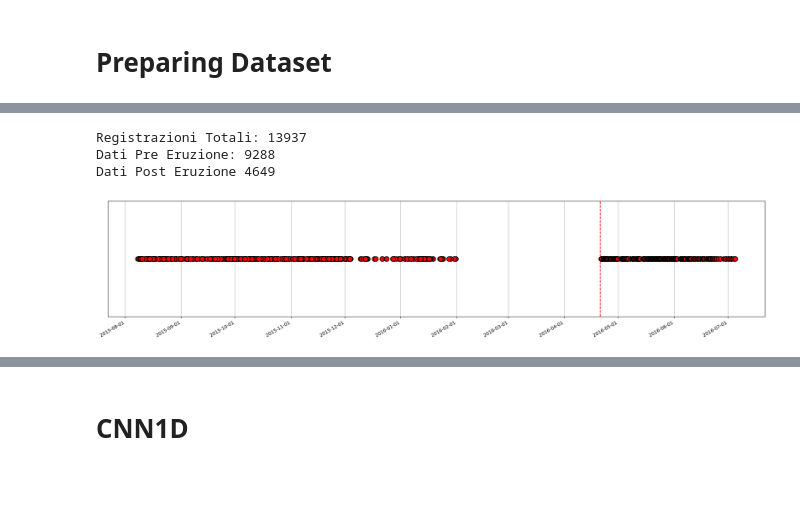
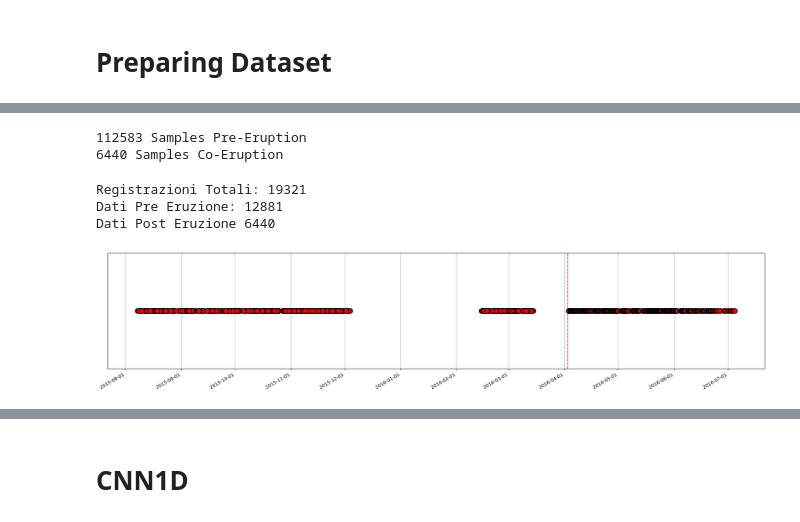
Before and after one commit to Mpinaz/Thesis, a Jupyter notebook: Model.ipynb, the cells around one changed output, grey strips where cells are left out. Saved outputs shown, nothing was run; the diff lists cells and outputs as text; code cells hidden in the pictures; blank space fills up the shorter version.

```diff
--- a/Model.ipynb
+++ b/Model.ipynb
@@ -81,43 +76,58 @@ Loaded 11209 events
 # %%
-# 90000 Registrations Pre Eruption
-with open("/content/drive/MyDrive/Datasets/Pre_Events.pkl", "rb") as f:
+with open("/content/drive/MyDrive/Datasets/True_Pre_Events.pkl", "rb") as f:
     pre = pk.load(f)
 PRE_set = {E for St, E, Reg in pre}
-print(f"{len(pre)} Samples Pre Eruption")
+print(f"{len(pre)} Samples Pre-Eruption")
 
-with open("/content/drive/MyDrive/Datasets/Post_Events.pkl", "rb") as f:
+with open("/content/drive/MyDrive/Datasets/True_Post_Events.pkl", "rb") as f:
     post = pk.load(f)
 POST_set = {E for St, E, Reg in post}
 print(f"{len(post)} Samples Co-Eruption")
+# %% [output]
+112583 Samples Pre-Eruption
+6440 Samples Co-Eruption
+# %%
+t = pd.to_datetime(catalog["time"], format="ISO8601")
+tz = t.dt.tz
+def ts(s):
+    return pd.Timestamp(s, tz=tz)
+
+mask = (
+    ((t >= ts("2015-12-04")) & (t <= ts("2016-02-15"))) |
+    ((t >= ts("2016-03-15")) & (t <  ts("2016-04-03")))
+)
+
+Unrest = set(catalog.index[mask].tolist())
 # %%
-# Per Esempio fisso mettere la variabile a True, altrimenti False
-FIXED = False
-
 per_evento = defaultdict(list)
 for St, E, Reg in pre:
     per_evento[E].append((St, E, Reg))
 
 eventi = list(per_evento.keys())
 
+
 rng.shuffle(eventi)
 
 
 Data = []
 eventi_usati = []
+n = len(post)
 
 for i , E in enumerate(eventi):
-    if len(Data) >= 4640 * 2:
+    if len(Data) >= n * 2:
         break
-    Data.extend(per_evento[E])
-    eventi_usati.append(E)
+
+    if E not in Unrest:
+      Data.extend(per_evento[E])
+      eventi_usati.append(E)
 
 Events = Data + post
 
 print(f"Registrazioni Totali: {len(Events)}\nDati Pre Eruzione: {len(Data)}\nDati Post Eruzione {len(post)}")
 # %% [output]
-Registrazioni Totali: 13937
-Dati Pre Eruzione: 9288
-Dati Post Eruzione 4649
+Registrazioni Totali: 19321
+Dati Pre Eruzione: 12881
+Dati Post Eruzione 6440
 # %%
 X = np.arange(len(Events))
 y = np.array([1 if E in POST_set else 0 for (St, E, D) in Events])
@@ -143,20 +153,22 @@ test  = [Events[i] for i in test_idx]
 assert set(groups_ev[train_idx]).isdisjoint(groups_ev[val_idx])
 assert set(groups_ev[train_idx]).isdisjoint(groups_ev[test_idx])
 assert set(groups_ev[val_idx]).isdisjoint(groups_ev[test_idx])
+
+groups_ev = groups_ev[(groups_ev != 'Event 11208') & (groups_ev != 'Event 11209')]
 # %%
-tempi = catalog.loc[groups_ev, "time"]
+tempi = pd.to_datetime(catalog.loc[groups_ev, "time"], format="ISO8601")
 
 fig, ax = plt.subplots(figsize=(25, 5))
-ax.plot(tempi, [0]*len(tempi), "o",color = "red", ms = 10, markeredgecolor="black", markeredgewidth=1)
+ax.plot(tempi.values, [0]*len(tempi), "o", color="red", ms=10,
+        markeredgecolor="black", markeredgewidth=1)
 ax.yaxis.set_visible(False)
-ax.xaxis.set_major_formatter(mdates.DateFormatter("%Y-%m-%d"),)
-ax.axvline(pd.Timestamp("2016-04-21", tz="UTC") , color="red", linestyle="--")
-ax.grid("on")
+ax.xaxis.set_major_formatter(mdates.DateFormatter("%Y-%m-%d"))
+ax.axvline(pd.Timestamp("2016-04-03", tz="UTC"), color="red", linestyle="--")
+ax.grid(True)
 fig.autofmt_xdate()
-# fig.savefig(f"{Using}: temporal.png", dpi=150, bbox_inches="tight")
 plt.show()
 # %% [output]
-[figure, old version]
+[figure, new version]
 # %%
 fig2, ax = plt.subplots(figsize=(9, 5))
 w = 0.4
```
Also changed, not shown: parts of 17 cells of this notebook.
